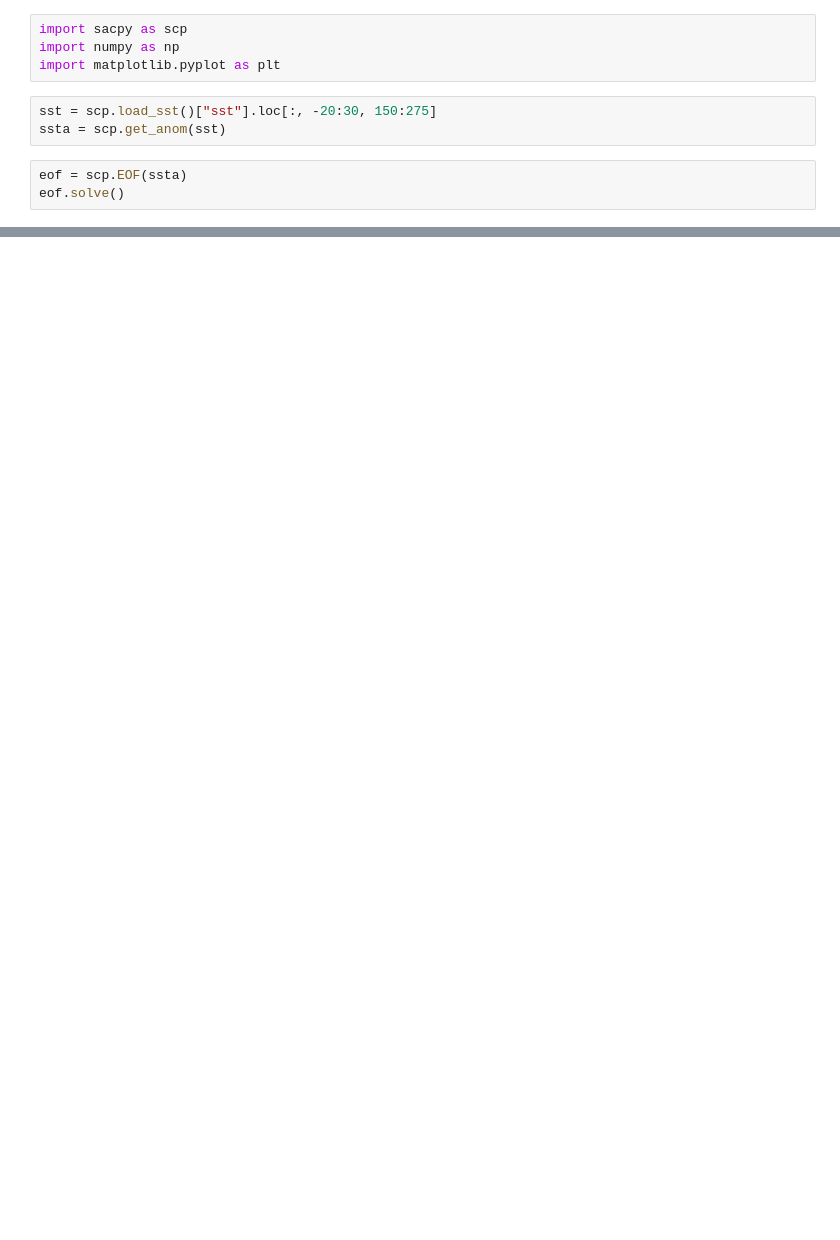
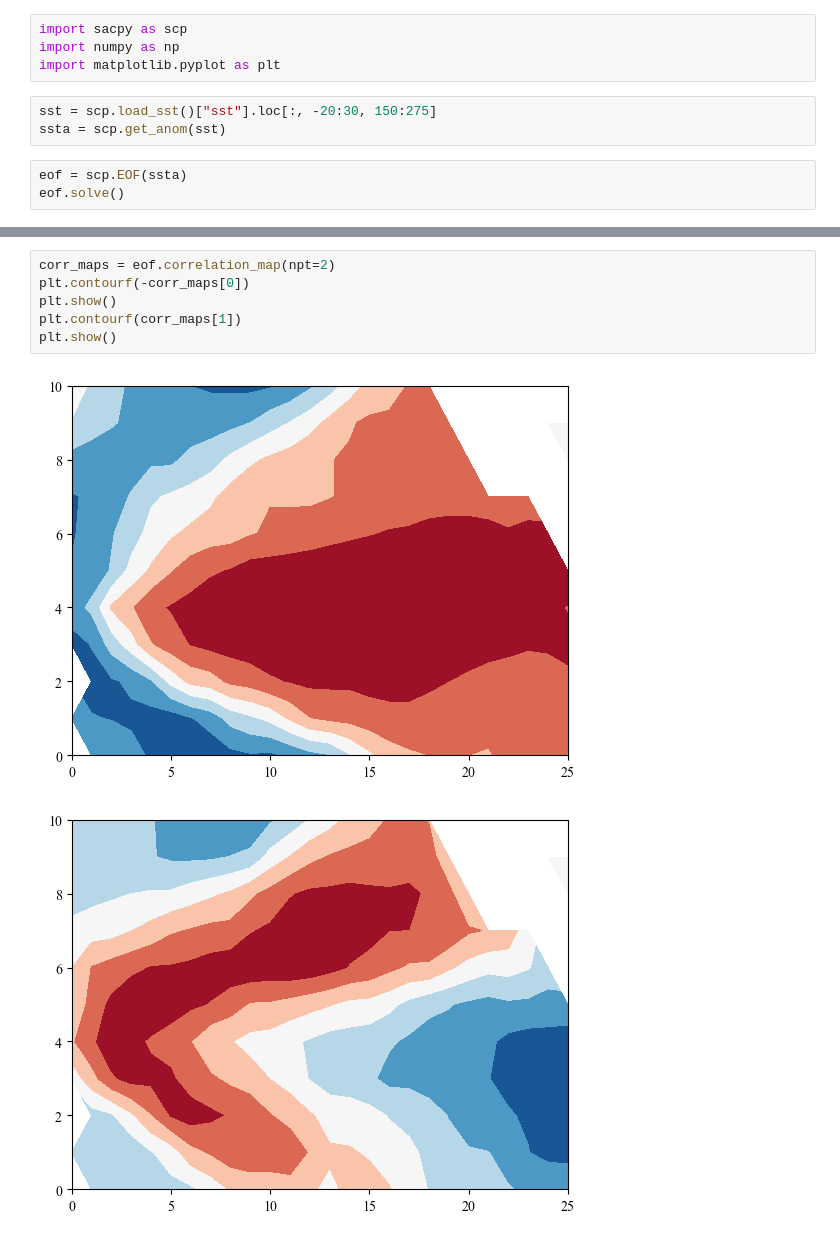
Before and after one commit to ZiluM/sacpy, a Jupyter notebook: examples/EOF_analysis.ipynb, the cells around one changed output, grey strips where cells are left out. Drawn from its saved outputs; the diff is of its cells as text; blank space fills up the shorter version.

```diff
--- a/examples/EOF_analysis.ipynb
+++ b/examples/EOF_analysis.ipynb
@@ -37,0 +42,9 @@ plt.savefig("../pic/eof_ana.png",dpi=300)
+# %%
+corr_maps = eof.correlation_map(npt=2)
+plt.contourf(-corr_maps[0])
+plt.show()
+plt.contourf(corr_maps[1])
+plt.show()
+# %% [output]
+[figure, added]
+[figure, added]
```
Also changed, not shown: parts of 2 cells of this notebook, 10 other files.
